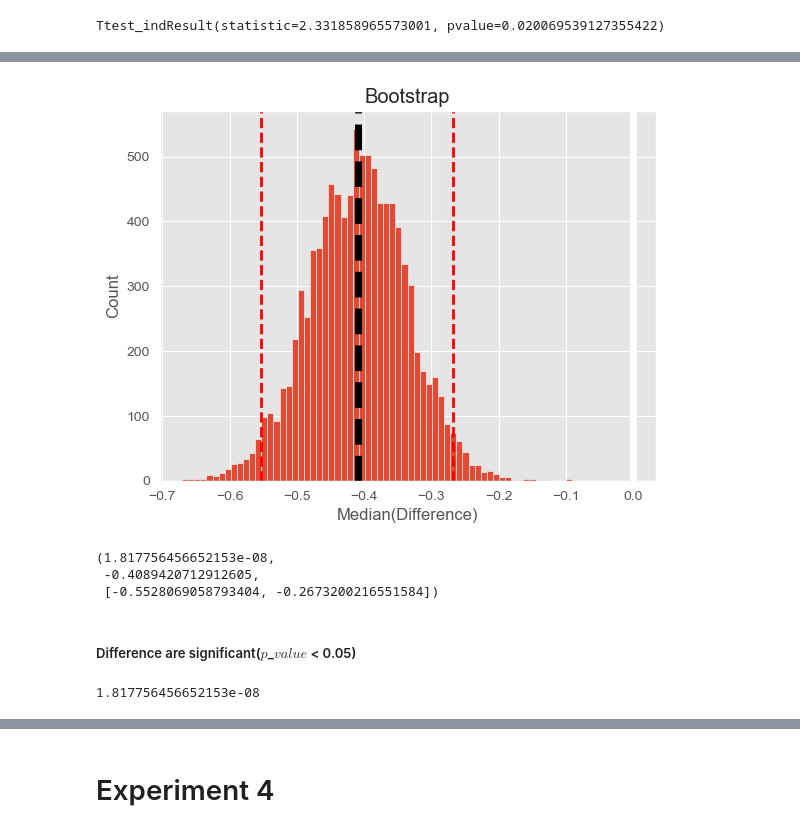
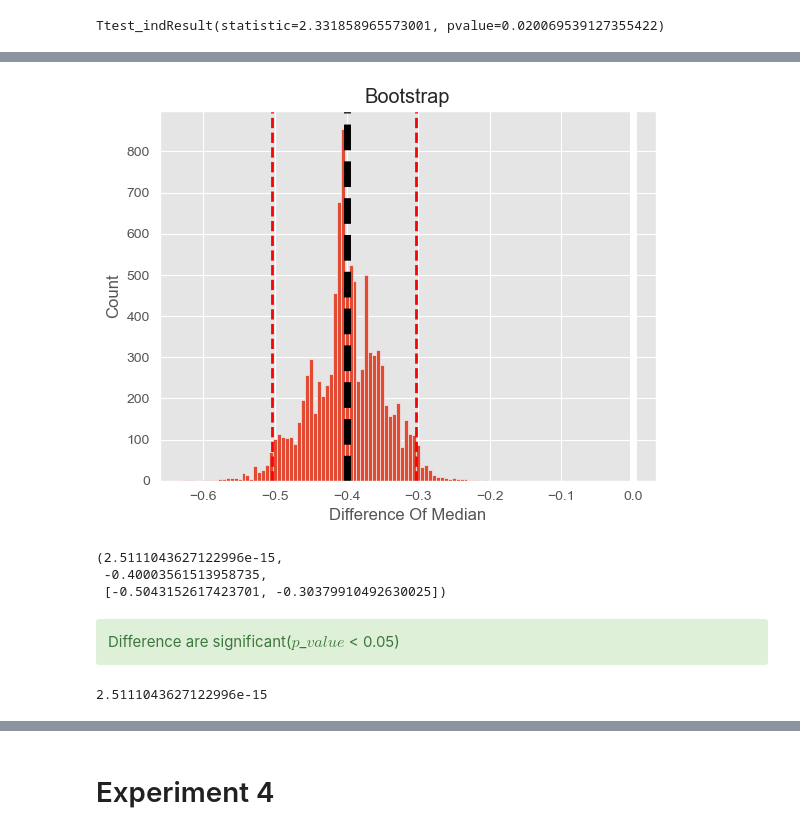
Before and after one commit to timofeytkachenko/fastbootstrap, a Jupyter notebook: bootstrap_experiment.ipynb, the cells around one changed output, grey strips where cells are left out. Cells and saved outputs as stored; diff of their text form; code cells hidden in the pictures.

```diff
--- a/bootstrap_experiment.ipynb
+++ b/bootstrap_experiment.ipynb
@@ -212,21 +218,23 @@ p_value
 # %%
 p_value, bootstrap_difference_mean, bootstrap_confidence_interval, bootstrap_difference_distribution = bootstrap(
     data_ab[data_ab.experimentVariant=='Treatment'].value,
     data_ab[data_ab.experimentVariant=='Control'].value,
-    statistic=np.median,
+    statistic=difference_of_median
 )
 p_value, bootstrap_difference_mean, bootstrap_confidence_interval
 # %% [output]
-[figure, old version]
+[figure, new version]
-(1.817756456652153e-08,
- -0.4089420712912605,
- [-0.5528069058793404, -0.2673200216551584])
+(2.5111043627122996e-15,
+ -0.40003561513958735,
+ [-0.5043152617423701, -0.30379910492630025])
 # %% [markdown]
-##### Difference are significant($p$_$value$ < 0.05)
+<div class="alert alert-block alert-success">
+Difference are significant($p$_$value$ < 0.05)
+</div>
 # %%
 p_value
 # %% [output]
-1.817756456652153e-08
+2.5111043627122996e-15
 # %%
 p_value, bootstrap_difference_mean, bootstrap_confidence_interval, bootstrap_difference_distribution = \
     spotify_two_sample_bootstrap(
```
Also changed, not shown: parts of 31 cells of this notebook, 3 other files.
